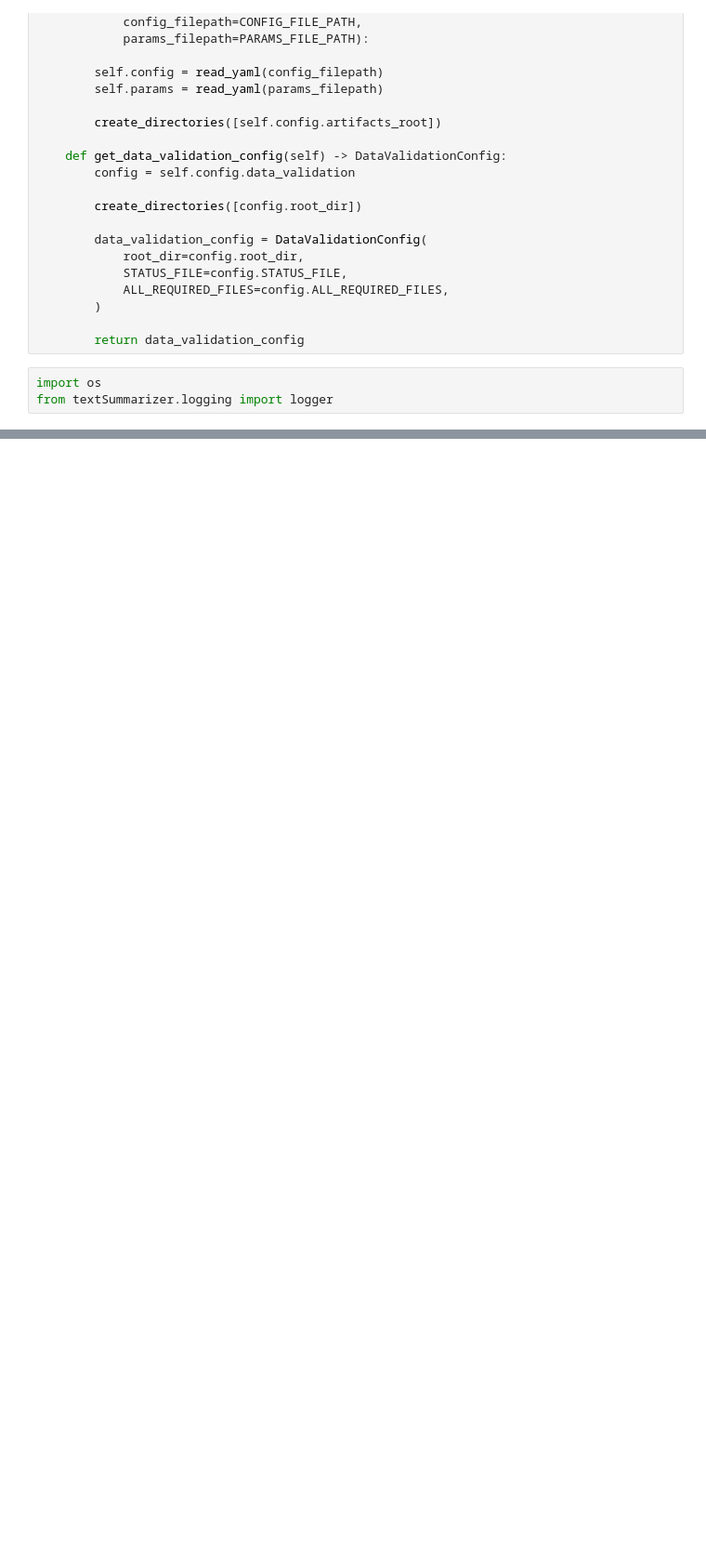
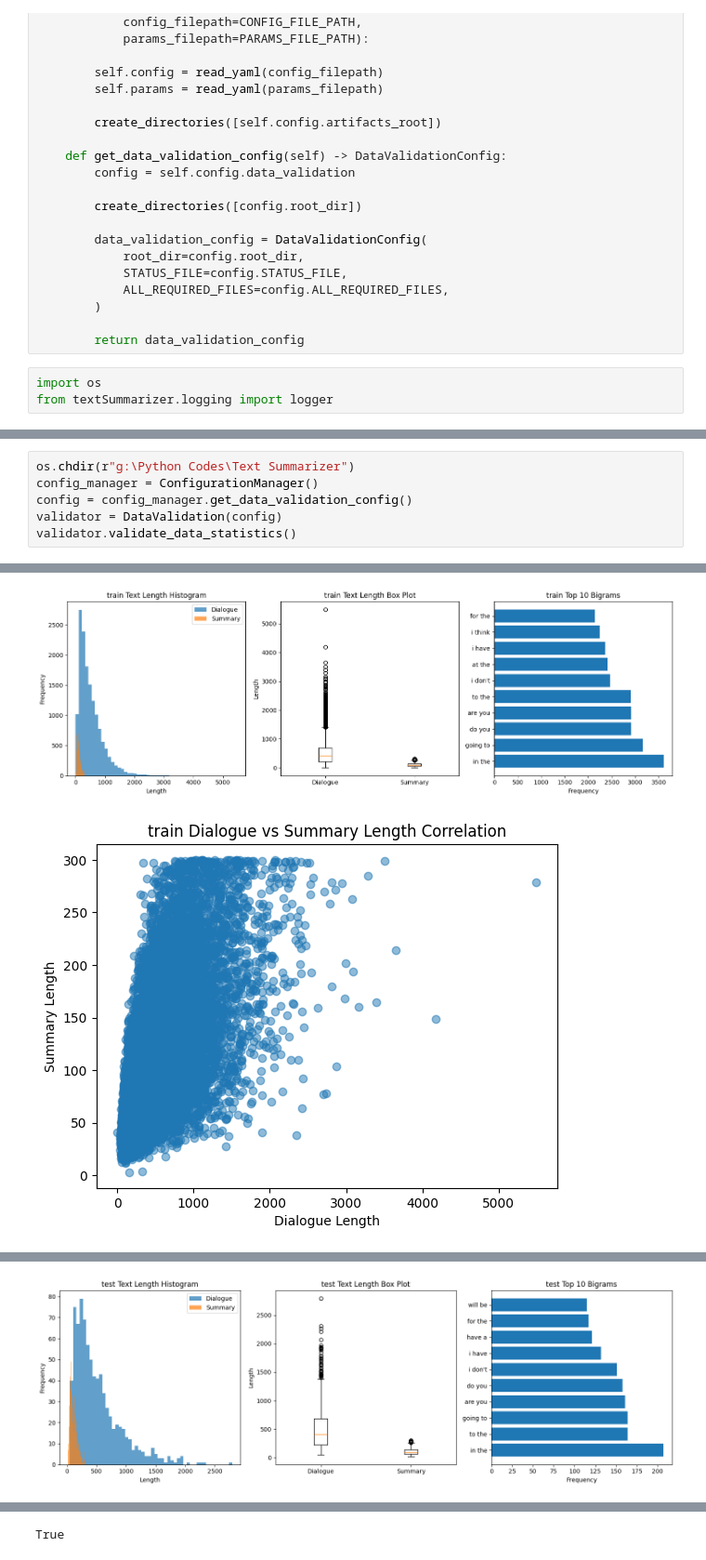
Before and after one commit to Gavesh99324/Text-Summarizer, a Jupyter notebook: research/02_data_validation.ipynb, the cells around one changed output, grey strips where cells are left out. Shown at 93% size. Saved outputs shown, nothing was run; the diff lists cells and outputs as text; blank space fills up the shorter version.

```diff
--- a/research/02_data_validation.ipynb
+++ b/research/02_data_validation.ipynb
@@ -77,0 +427,7 @@ class DataValidation:
+# %%
+os.chdir(r"g:\Python Codes\Text Summarizer")
+config_manager = ConfigurationManager()
+config = config_manager.get_data_validation_config()
+validator = DataValidation(config)
+validator.validate_data_statistics()
+# %% [output]
@@ -77,0 +445,2 @@ class DataValidation:
+[figure, added]
+[figure, added]
@@ -77,0 +454 @@ class DataValidation:
+[figure, added]
@@ -77,0 +464 @@ class DataValidation:
+True
```
Also changed, not shown: parts of 15 cells of this notebook, 3 other files.
